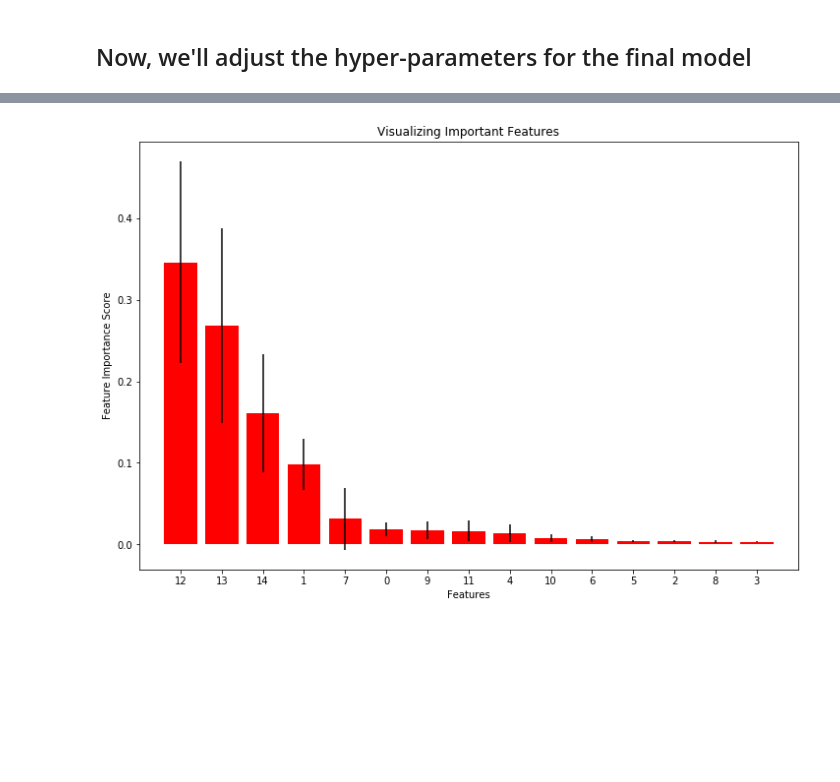
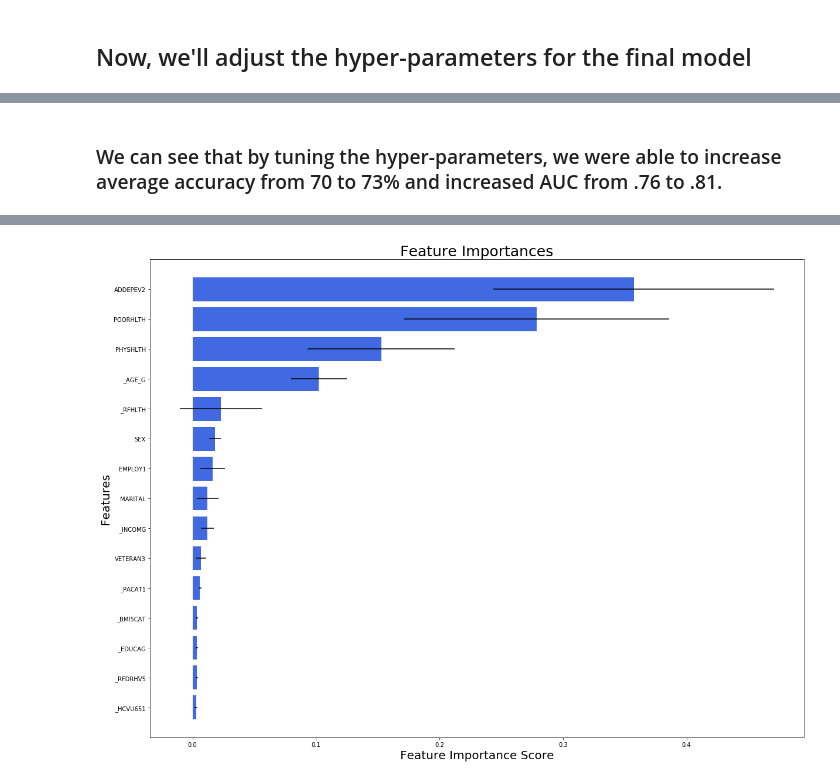
Before and after one commit to NBrisbon/CDC_Behavioral_RiskFactors, a Jupyter notebook: Final_Model_Random_Forest_Classifier.ipynb, the cells around one changed output, grey strips where cells are left out. Drawn from its saved outputs; the diff is of its cells as text; code cells hidden in the pictures; blank space fills up the shorter version.

```diff
--- a/Final_Model_Random_Forest_Classifier.ipynb
+++ b/Final_Model_Random_Forest_Classifier.ipynb
@@ -303,22 +499,19 @@ from sklearn.model_selection import RandomizedSearchCV
 from pprint import pprint
 
 # Number of trees in RFC
-n_estimators = [int(x) for x in np.linspace(start = 100, stop = 800, num = 8)]
-# Criterion
-criterion = ['gini','entropy']
+n_estimators = [int(x) for x in np.linspace(start = 100, stop = 1000, num = 10)]
 # Number of features to consider at every split
-max_features = ['sqrt',4,5]
+max_features = ['sqrt',2,3,4,5,6,7,8,9,10]
 # Maximum number of levels in tree
 max_depth = [int(x) for x in np.linspace(10, 110, num = 11)]
 max_depth.append(None)
 # Minimum number of samples required to split a node
-min_samples_split = [2, 5, 10]
+min_samples_split = [2,3,5,6,8,10]
 # Minimum number of samples required at each leaf node
-min_samples_leaf = [1, 2, 4, 10, 20]
+min_samples_leaf = [1,2,4,6,8,10,20,30,40,50,60]
 # Method of selecting samples for training each tree
 bootstrap = [True, False] # Create the random grid
 random_grid = {'n_estimators': n_estimators,
-               'criterion': criterion,
                'max_features': max_features,
                'max_depth': max_depth,
                'min_samples_split': min_samples_split,
@@ -341,8 +533,8 @@ RFC_hyper = RandomForestClassifier()
 
 # Random search of parameters, using 3 fold cross validation,
 # Search across 50 different combinations, and use 3 available cores (n_jobs)
-RFC_hyper = RandomizedSearchCV(estimator = RFC_hyper, param_distributions = random_grid, n_iter = 30, cv = 3,
-                               verbose=1, random_state=42, n_jobs = 3)
+RFC_hyper = RandomizedSearchCV(estimator = RFC_hyper, param_distributions = random_grid, n_iter = 30, cv = 5,
+                               verbose=1, random_state=42, n_jobs = 2)
 # Fit the random search model
 RFC_hyper.fit(X_train_final, y_train_final)
 # %% [output]
@@ -380,8 +569,8 @@ RFC_hyper.best_params_
 # %%
 # ---FINAL MODEL with hyper-parameters tuned---
 
-RFC_final = RandomForestClassifier(n_estimators=100, min_samples_split=5, min_samples_leaf=2, max_features='sqrt',
-                                   max_depth=10,bootstrap=True, random_state=42)
+RFC_final = RandomForestClassifier(n_estimators=400, min_samples_split=2, min_samples_leaf=1, max_features=5,
+                                   max_depth=10,bootstrap=True, random_state=47, oob_score = True)
 RFC_final.fit(X_train_final, y_train_final)
 y_pred_final = RFC_final.predict(X_test_final)   #yields predicted class 0/1
 probs_final = RFC_final.predict_proba(X_test_final)
@@ -477,22 +735,41 @@ AUC: 0.808
+# %% [markdown]
+### We can see that by tuning the hyper-parameters, we were able to increase average accuracy from 70 to 73% and increased AUC from .76 to .81.
 # %%
+######################################################################################################
+# RFC STATS
+n_nodes = []
+max_depths = []
+
+for ind_tree in RFC_final.estimators_:
+    n_nodes.append(ind_tree.tree_.node_count)
+    max_depths.append(ind_tree.tree_.max_depth)
+
+print('\n')
+print("=== RFC STATS ===")
+print(f'OOB score:', RFC_final.oob_score_)
+print(f'Average number of nodes: {int(np.mean(n_nodes))}')
+print(f'Average maximum depth: {int(np.mean(max_depths))}')
+print(f'Average Sample Split: {int(np.mean(min_samples_split))}')
+print(f'Average Samples Leaf: {int(np.mean(min_samples_leaf))}')
+
+#####################################################################################################
+# FEATURE IMPORTANCE GRAPH
+
+feature_names = LLCP2.columns # to label features by name, not index
 importances = RFC_final.feature_importances_
 std = np.std([tree.feature_importances_ for tree in RFC_final.estimators_],
              axis=0)
-indices = np.argsort(importances)[::-1]
-
-# Print the feature ranking
-print("Feature ranking:")
-for f in range(X.shape[1]):
-    print("%d. feature %d (%f)" % (f + 1, indices[f], importances[indices[f]]))
+indices = np.argsort(importances)
 
 # Plot the feature importances of the forest
-plt.figure(figsize=(12,8))
-plt.title("Visualizing Important Features")
-plt.ylabel('Feature Importance Score')
-plt.xlabel('Features')
-plt.bar(range(X.shape[1]), importances[indices],
-       color="r", yerr=std[indices], align="center")
-plt.xticks(range(X.shape[1]), indices)
-plt.xlim([-1, X.shape[1]])
+plt.figure(figsize=(20,15))
+plt.title("Feature Importances", Size=25)
+plt.xlabel('Feature Importance Score', size=20)
+plt.ylabel('Features', size=20)
+plt.barh(range(X.shape[1]), importances[indices],
+       color="royalblue", xerr=std[indices], align="center")
+# To define own labels
+plt.yticks(range(X.shape[1]), [feature_names[i] for i in indices])
+plt.ylim([-1, X.shape[1]])
 plt.show()
 # %% [output]
@@ -515 +782 @@ Feature ranking:
-[figure, old version]
+[figure, new version]
```
Also changed, not shown: parts of 19 cells of this notebook, 9 other files.
